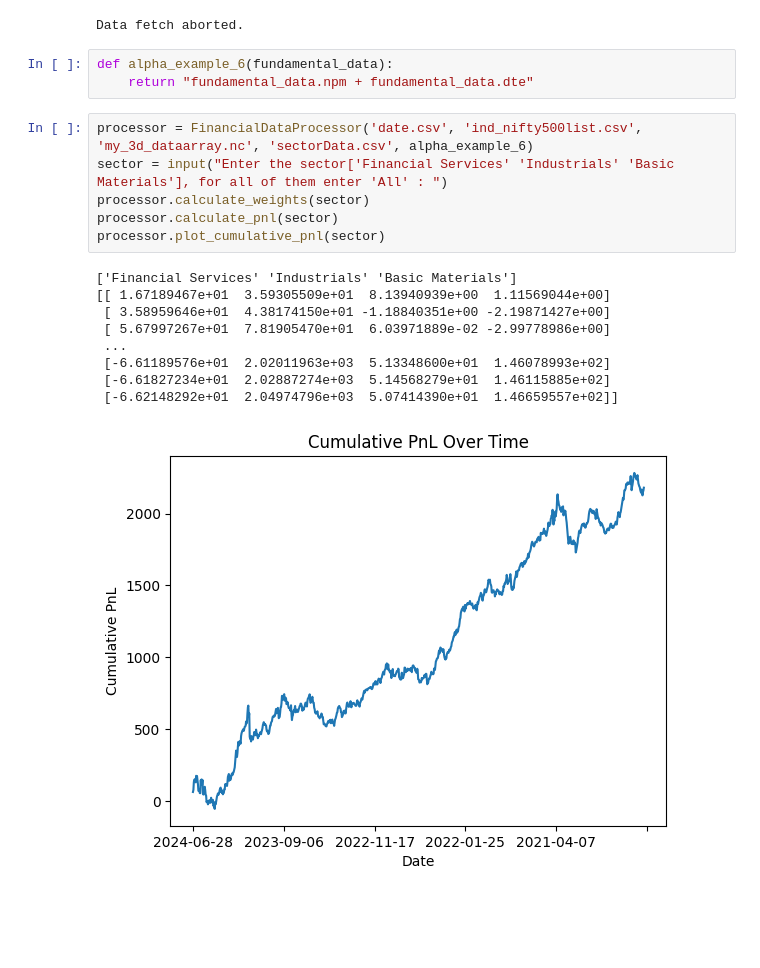
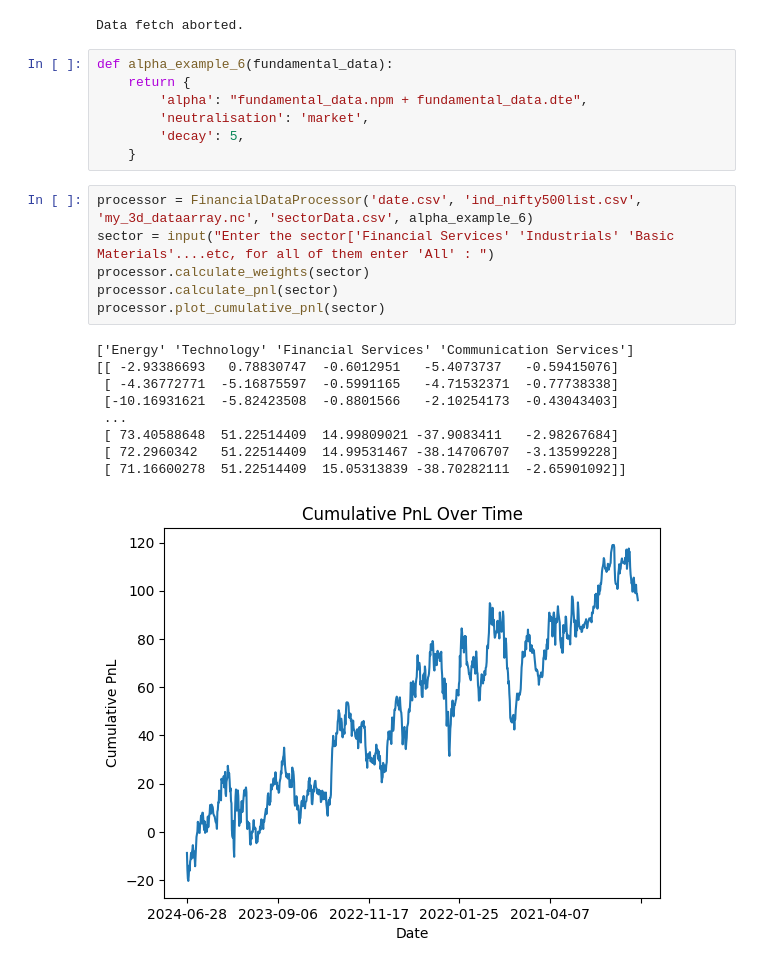
Before and after one commit to Khush-HFT/LFT, a Jupyter notebook: IFT/matrix.ipynb, the cells around one changed output. Cells and saved outputs as stored; diff of their text form; blank space fills up the shorter version.

```diff
--- a/IFT/matrix.ipynb
+++ b/IFT/matrix.ipynb
@@ -18,20 +18,24 @@ fetch_data()
 Data fetch aborted.
 # %%
 def alpha_example_6(fundamental_data):
-    return "fundamental_data.npm + fundamental_data.dte"
+    return {
+        'alpha': "fundamental_data.npm + fundamental_data.dte",
+        'neutralisation': 'market',
+        'decay': 5,
+    }
 # %%
 processor = FinancialDataProcessor('date.csv', 'ind_nifty500list.csv', 'my_3d_dataarray.nc', 'sectorData.csv', alpha_example_6)
-sector = input("Enter the sector['Financial Services' 'Industrials' 'Basic Materials'], for all of them enter 'All' : ")
+sector = input("Enter the sector['Financial Services' 'Industrials' 'Basic Materials'....etc, for all of them enter 'All' : ")
 processor.calculate_weights(sector)
 processor.calculate_pnl(sector)
 processor.plot_cumulative_pnl(sector)
 # %% [output]
-['Financial Services' 'Industrials' 'Basic Materials']
-[[ 1.67189467e+01  3.59305509e+01  8.13940939e+00  1.11569044e+00]
- [ 3.58959646e+01  4.38174150e+01 -1.18840351e+00 -2.19871427e+00]
- [ 5.67997267e+01  7.81905470e+01  6.03971889e-02 -2.99778986e+00]
+['Energy' 'Technology' 'Financial Services' 'Communication Services']
+[[ -2.93386693   0.78830747  -0.6012951   -5.4073737   -0.59415076]
+ [ -4.36772771  -5.16875597  -0.5991165   -4.71532371  -0.77738338]
+ [-10.16931621  -5.82423508  -0.8801566   -2.10254173  -0.43043403]
  ...
- [-6.61189576e+01  2.02011963e+03  5.13348600e+01  1.46078993e+02]
- [-6.61827234e+01  2.02887274e+03  5.14568279e+01  1.46115885e+02]
- [-6.62148292e+01  2.04974796e+03  5.07414390e+01  1.46659557e+02]]
+ [ 73.40588648  51.22514409  14.99809021 -37.9083411   -2.98267684]
+ [ 72.2960342   51.22514409  14.99531467 -38.14706707  -3.13599228]
+ [ 71.16600278  51.22514409  15.05313839 -38.70282111  -2.65901092]]
-[figure, old version]
+[figure, new version]
```
Also changed, not shown: 9 other files.
